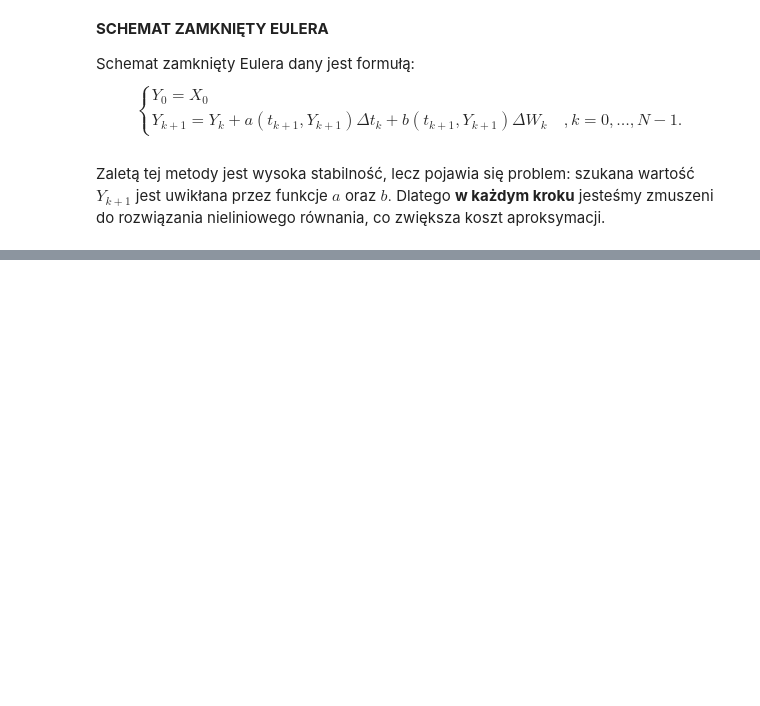
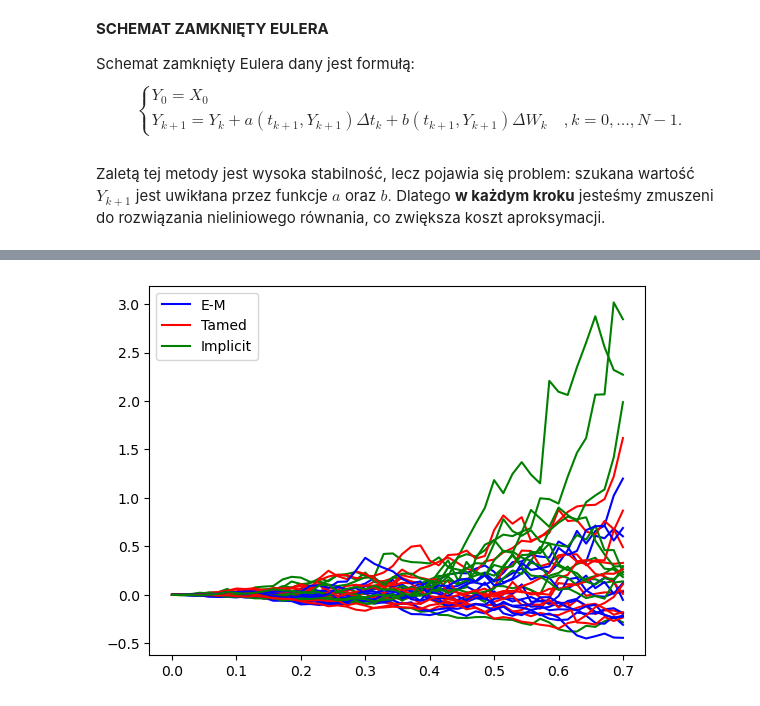
Before and after one commit to Hel4r/MNSRR-projekt-zaliczeniowy, a Jupyter notebook: symulacja.ipynb, the cells around one changed output, grey strips where cells are left out. Saved outputs shown, nothing was run; the diff lists cells and outputs as text; code cells hidden in the pictures; blank space fills up the shorter version.

```diff
--- a/symulacja.ipynb
+++ b/symulacja.ipynb
@@ -167,0 +209,21 @@ Try another starting point or tweak arguments.
+# %%
+a = lambda t, X: X**2 # dryf
+b = lambda t, X: t + X # dyfuzja
+da = lambda t, X: 2*X
+db = lambda t, X: 1
+N = 50
+x0 = 0
+T = 0.7
+# %%
+for i in range(10):
+    plt.plot(eulerMaruyama(x0, T, a, b, N)[0], eulerMaruyama(x0, T, a, b, N)[1], color = 'b')
+    plt.plot(eulerTamed(x0, T, a, b, N, 0.5)[0], eulerTamed(x0, T, a, b, N, 0.5)[1], color = 'r')
+    plt.plot(eulerImplicitTangent(x0, T, a, b, da, db, N, 10)[0], eulerImplicitTangent(x0, T, a, b, da, db, N, 10)[1], color = 'green')
+plt.plot(eulerMaruyama(x0, T, a, b, N)[0], eulerMaruyama(x0, T, a, b, N)[1], color = 'b', label = 'E-M')
+plt.plot(eulerTamed(x0, T, a, b, N, alpha)[0], eulerTamed(x0, T, a, b, N, alpha)[1], color = 'r', label = 'Tamed')
+plt.plot(eulerImplicitTangent(x0, T, a, b, da, db, N, 10)[0], eulerImplicitTangent(x0, T, a, b, da, db, N, 10)[1], color = 'green', label = 'Implicit')
+
+plt.legend()
+plt.show()
+# %% [output]
+[figure, added]
```
Also changed, not shown: parts of 4 cells of this notebook.
